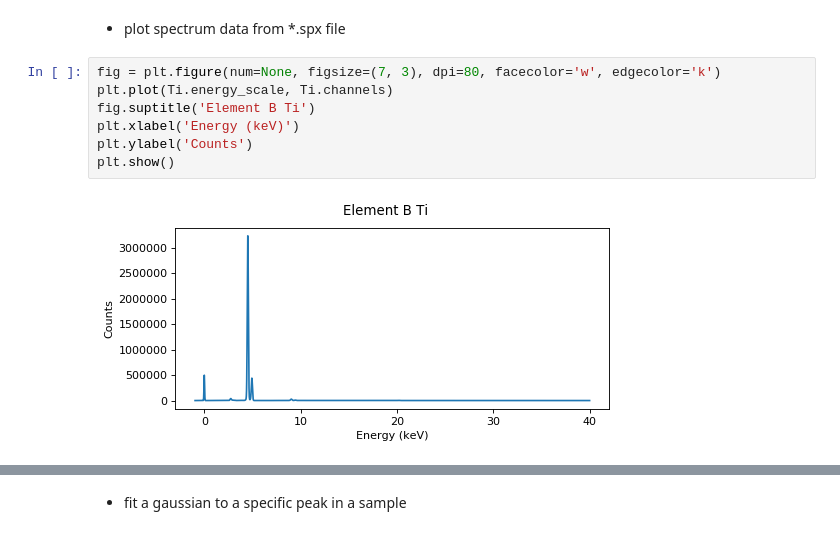
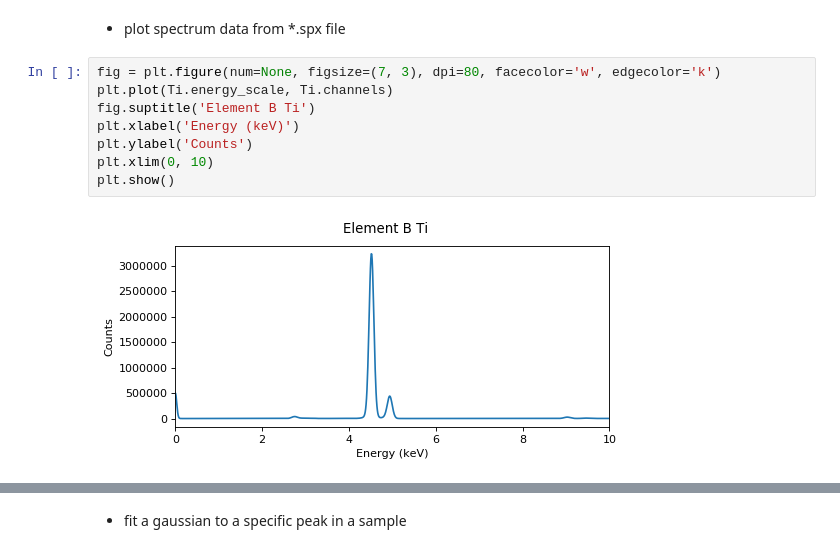
Before and after one commit to thevincentlan/NIST_PREP_SUMMER_2020, a Jupyter notebook: NIST_PREP_SUMMER_2020.ipynb, the cells around one changed output, grey strips where cells are left out. Drawn from its saved outputs; the diff is of its cells as text.

```diff
--- a/NIST_PREP_SUMMER_2020.ipynb
+++ b/NIST_PREP_SUMMER_2020.ipynb
@@ -52,9 +55,10 @@ brio.bruker_spx_import(Ti)
 # %%
 fig = plt.figure(num=None, figsize=(7, 3), dpi=80, facecolor='w', edgecolor='k')
 plt.plot(Ti.energy_scale, Ti.channels)
 fig.suptitle('Element B Ti')
 plt.xlabel('Energy (keV)')
 plt.ylabel('Counts')
+plt.xlim(0, 10)
 plt.show()
 # %% [output]
-[figure, old version]
+[figure, new version]
```
Also changed, not shown: parts of 4 cells of this notebook.
